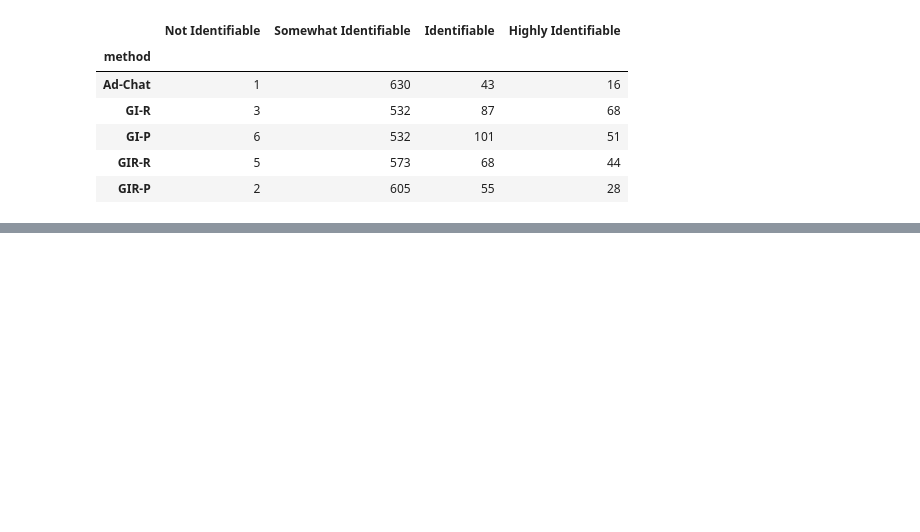
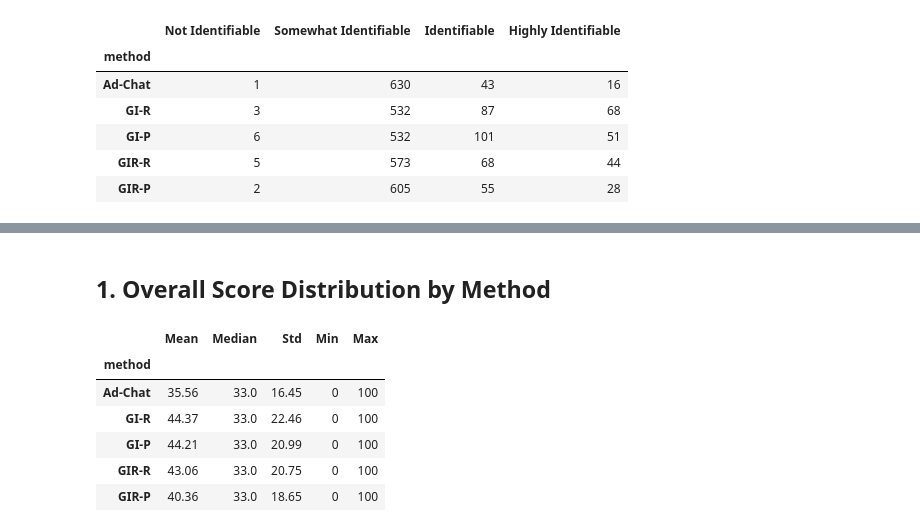
Before and after one commit to usrnamePrateek/GEM-Bench, a Jupyter notebook: analysis/identifiability_analysis.ipynb, the cells around one changed output, grey strips where cells are left out. Cells and saved outputs as stored; diff of their text form; code cells hidden in the pictures; blank space fills up the shorter version.

```diff
--- a/analysis/identifiability_analysis.ipynb
+++ b/analysis/identifiability_analysis.ipynb
@@ -110,0 +168,15 @@ Not Identifiable rate:
+# %% [markdown]
+## 1. Overall Score Distribution by Method
+# %%
+# Mean, median, std per method
+stats_v2_gemma = df_v2_gemma.groupby('method')['score'].agg(['mean', 'median', 'std', 'min', 'max']).reindex(METHOD_ORDER).round(2)
+stats_v2_gemma.columns = ['Mean', 'Median', 'Std', 'Min', 'Max']
+stats_v2_gemma
+# %% [output]
+|  | Mean | Median | Std | Min | Max |
+| method |  |  |  |  |  |
+| Ad-Chat | 35.56 | 33.0 | 16.45 | 0 | 100 |
+| GI-R | 44.37 | 33.0 | 22.46 | 0 | 100 |
+| GI-P | 44.21 | 33.0 | 20.99 | 0 | 100 |
+| GIR-R | 43.06 | 33.0 | 20.75 | 0 | 100 |
+| GIR-P | 40.36 | 33.0 | 18.65 | 0 | 100 |
```
Also changed, not shown: parts of 12 cells of this notebook, 7 other files.
